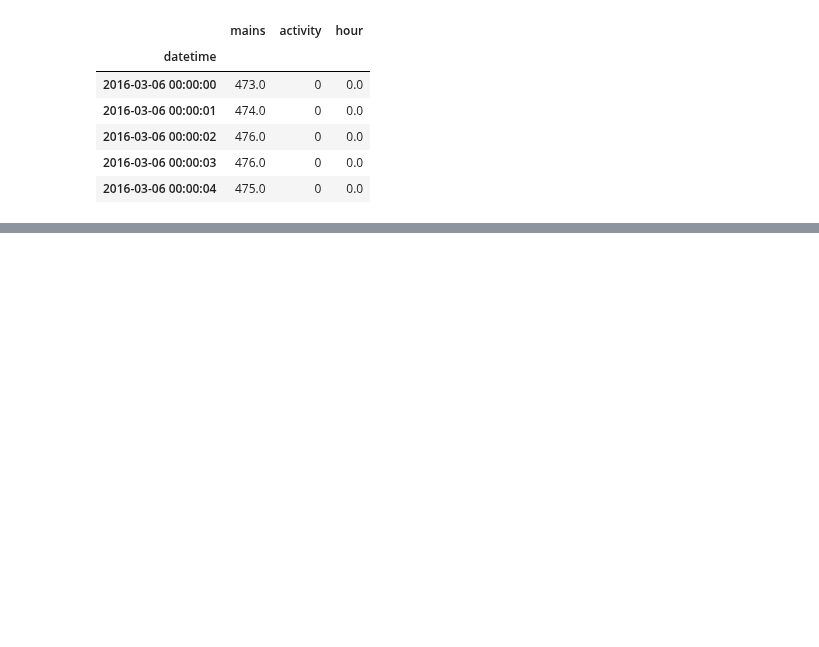
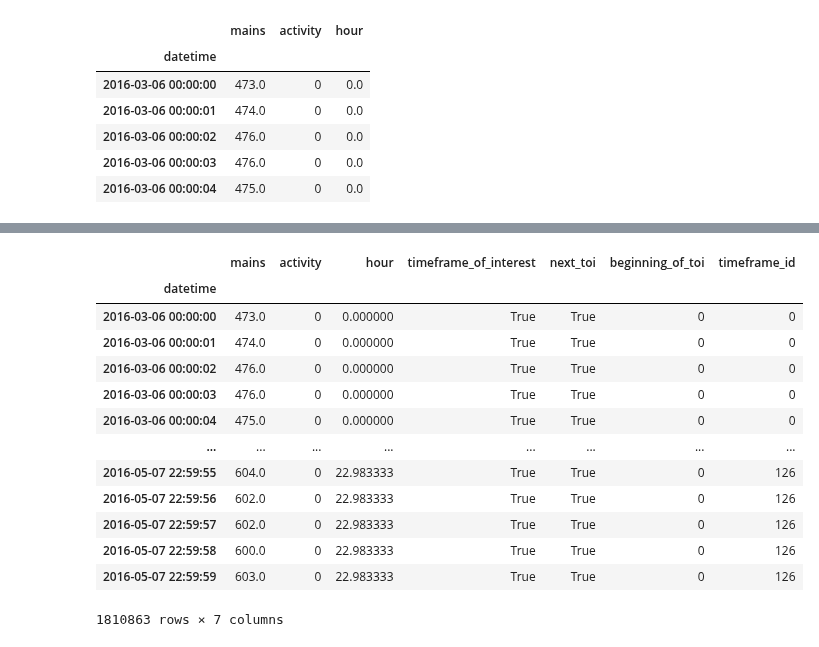
Before and after one commit to hugo-mi/Activity_Detection_From_Electrical_Consumption_Load_Curves, a Jupyter notebook: Exploratory Data Analysis/pierrick_eda.ipynb, the cells around one changed output, grey strips where cells are left out. Cells and saved outputs as stored; diff of their text form; code cells hidden in the pictures; blank space fills up the shorter version.

```diff
--- a/Exploratory Data Analysis/pierrick_eda.ipynb
+++ b/Exploratory Data Analysis/pierrick_eda.ipynb
@@ -200,0 +296,17 @@ def binarizeSegmentedDf(df, threshold):
+# %%
+df_house[df_house["timeframe_of_interest"]]
+# %% [output]
+|  | mains | activity | hour | timeframe_of_interest | next_toi | beginning_of_toi | timeframe_id |
+| datetime |  |  |  |  |  |  |  |
+| 2016-03-06 00:00:00 | 473.0 | 0 | 0.000000 | True | True | 0 | 0 |
+| 2016-03-06 00:00:01 | 474.0 | 0 | 0.000000 | True | True | 0 | 0 |
+| 2016-03-06 00:00:02 | 476.0 | 0 | 0.000000 | True | True | 0 | 0 |
+| 2016-03-06 00:00:03 | 476.0 | 0 | 0.000000 | True | True | 0 | 0 |
+| 2016-03-06 00:00:04 | 475.0 | 0 | 0.000000 | True | True | 0 | 0 |
+| ... | ... | ... | ... | ... | ... | ... | ... |
+| 2016-05-07 22:59:55 | 604.0 | 0 | 22.983333 | True | True | 0 | 126 |
+| 2016-05-07 22:59:56 | 602.0 | 0 | 22.983333 | True | True | 0 | 126 |
+| 2016-05-07 22:59:57 | 602.0 | 0 | 22.983333 | True | True | 0 | 126 |
+| 2016-05-07 22:59:58 | 600.0 | 0 | 22.983333 | True | True | 0 | 126 |
+| 2016-05-07 22:59:59 | 603.0 | 0 | 22.983333 | True | True | 0 | 126 |
+1810863 rows × 7 columns
```
Also changed, not shown: parts of 30 cells of this notebook.
